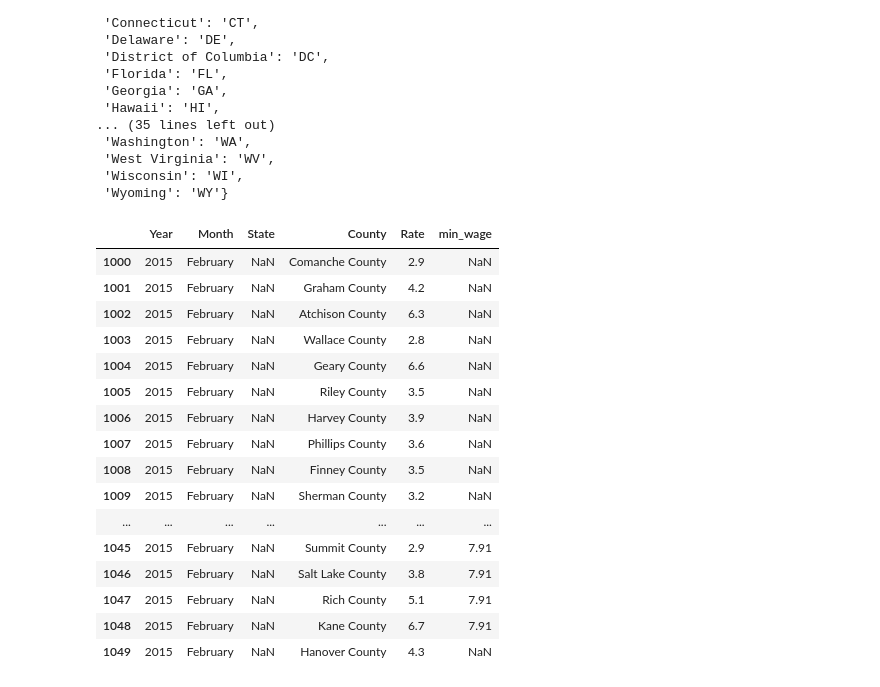
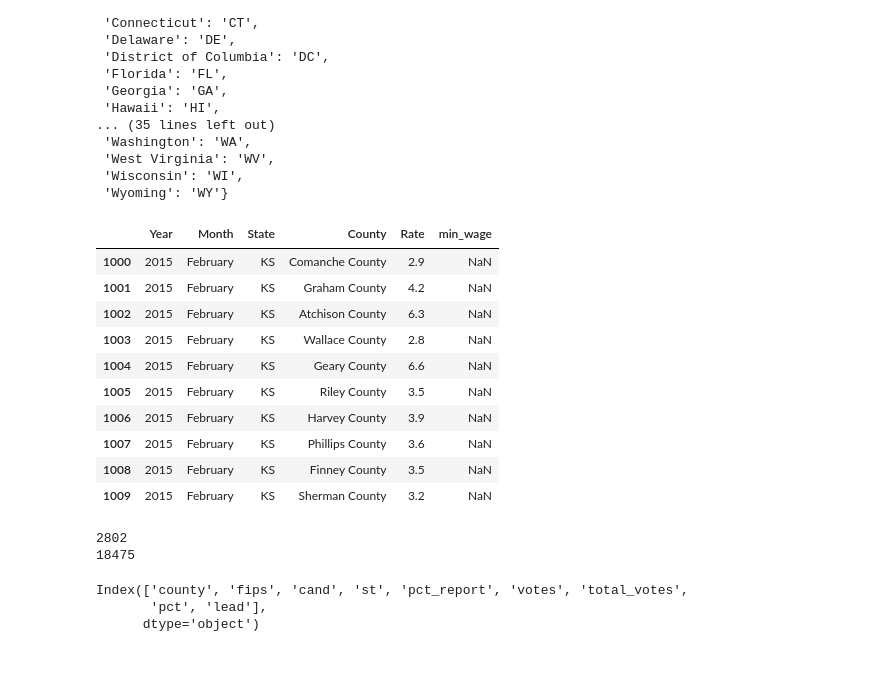
Before and after one commit to leadeeerq/data-science, a Jupyter notebook: USMinimumWage.ipynb, the cells around one changed output. Drawn from its saved outputs; the diff is of its cells as text; code cells hidden in the pictures.

```diff
--- a/USMinimumWage.ipynb
+++ b/USMinimumWage.ipynb
@@ -409,28 +407,32 @@ state_abbv_dict
  'Wisconsin': 'WI',
  'Wyoming': 'WY'}
 # %%
-county_2015['State'] = county_2015['State'].map(state_abbv_dict)
+# county_2015['State'] = county_2015['State'].map(state_abbv_dict) #Wykonać tylko raz!
 # county_2015['State'] = county_2015['State'].replace({'State': state_abbv_dict})
-
-
 # df['col1'].map(di).df['col1'].map(di).fillna(df['col1'])
 # df.replace({"col1": di})
-county_2015[1000:1050]
+county_2015[1000:1010]
 # %% [output]
 |  | Year | Month | State | County | Rate | min_wage |
-| 1000 | 2015 | February | NaN | Comanche County | 2.9 | NaN |
-| 1001 | 2015 | February | NaN | Graham County | 4.2 | NaN |
-| 1002 | 2015 | February | NaN | Atchison County | 6.3 | NaN |
-| 1003 | 2015 | February | NaN | Wallace County | 2.8 | NaN |
-| 1004 | 2015 | February | NaN | Geary County | 6.6 | NaN |
-| 1005 | 2015 | February | NaN | Riley County | 3.5 | NaN |
-| 1006 | 2015 | February | NaN | Harvey County | 3.9 | NaN |
-| 1007 | 2015 | February | NaN | Phillips County | 3.6 | NaN |
-| 1008 | 2015 | February | NaN | Finney County | 3.5 | NaN |
-| 1009 | 2015 | February | NaN | Sherman County | 3.2 | NaN |
-| ... | ... | ... | ... | ... | ... | ... |
-| 1045 | 2015 | February | NaN | Summit County | 2.9 | 7.91 |
-| 1046 | 2015 | February | NaN | Salt Lake County | 3.8 | 7.91 |
-| 1047 | 2015 | February | NaN | Rich County | 5.1 | 7.91 |
-| 1048 | 2015 | February | NaN | Kane County | 6.7 | 7.91 |
-| 1049 | 2015 | February | NaN | Hanover County | 4.3 | NaN |
+| 1000 | 2015 | February | KS | Comanche County | 2.9 | NaN |
+| 1001 | 2015 | February | KS | Graham County | 4.2 | NaN |
+| 1002 | 2015 | February | KS | Atchison County | 6.3 | NaN |
+| 1003 | 2015 | February | KS | Wallace County | 2.8 | NaN |
+| 1004 | 2015 | February | KS | Geary County | 6.6 | NaN |
+| 1005 | 2015 | February | KS | Riley County | 3.5 | NaN |
+| 1006 | 2015 | February | KS | Harvey County | 3.9 | NaN |
+| 1007 | 2015 | February | KS | Phillips County | 3.6 | NaN |
+| 1008 | 2015 | February | KS | Finney County | 3.5 | NaN |
+| 1009 | 2015 | February | KS | Sherman County | 3.2 | NaN |
+# %%
+print(len(county_2015))
+print(len(pres16))
+# %% [output]
+2802
+18475
+# %%
+pres16.columns
+# %% [output]
+Index(['county', 'fips', 'cand', 'st', 'pct_report', 'votes', 'total_votes',
+       'pct', 'lead'],
+      dtype='object')
```
Also changed, not shown: parts of 12 cells of this notebook.
